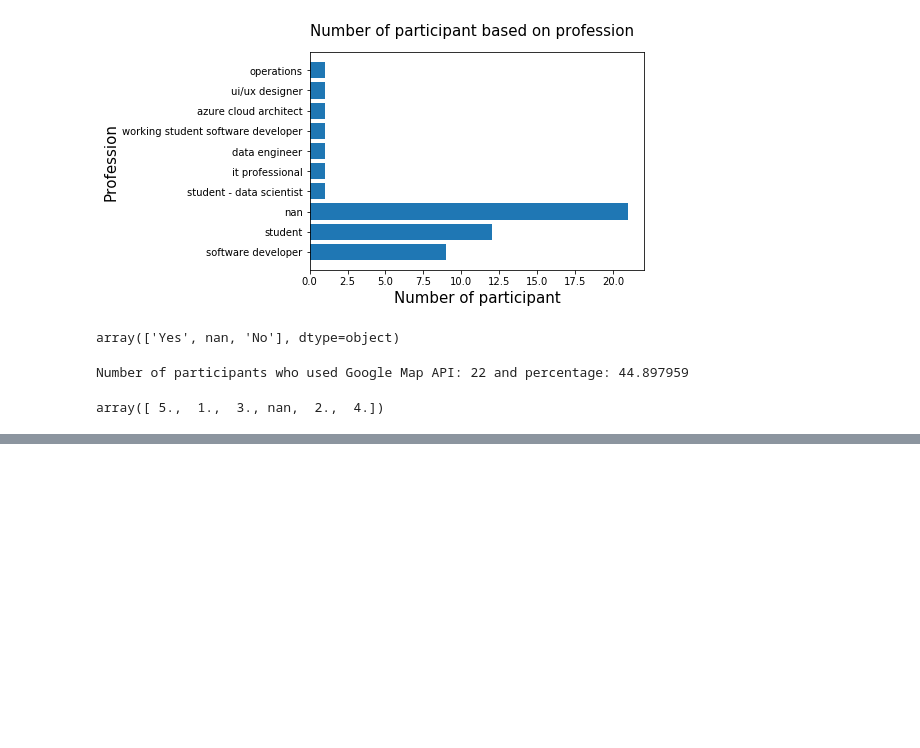
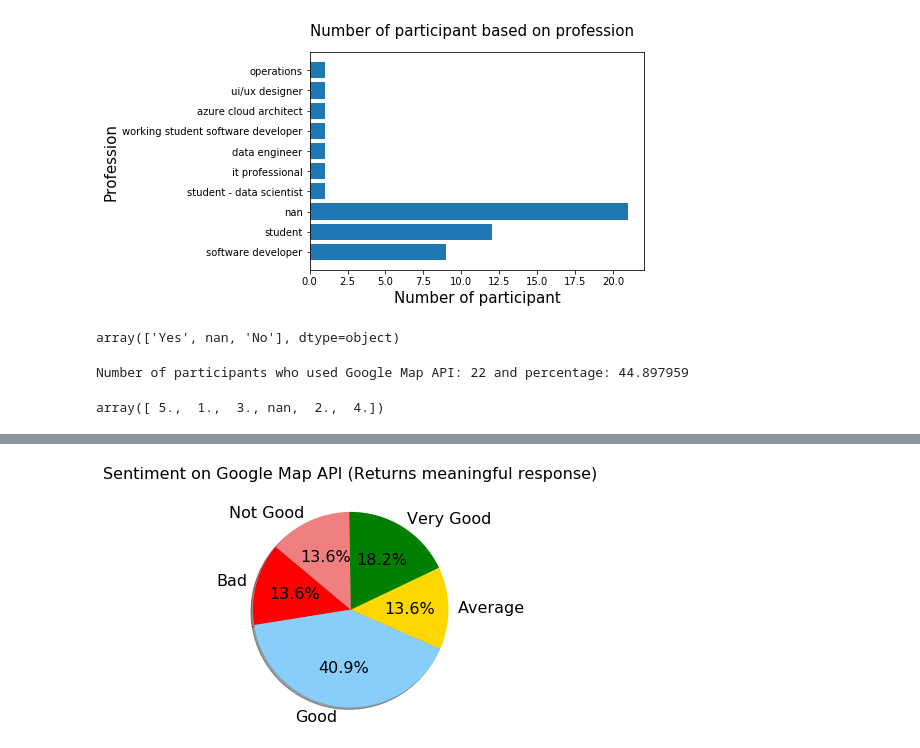
Before and after one commit to mzkaramat/DeveloperReactionToAPIChanges, a Jupyter notebook: Mainak/analyzed_survey.ipynb, the cells around one changed output, grey strips where cells are left out. Drawn from its saved outputs; the diff is of its cells as text; code cells hidden in the pictures; blank space fills up the shorter version.

```diff
--- a/Mainak/analyzed_survey.ipynb
+++ b/Mainak/analyzed_survey.ipynb
@@ -228,0 +192,6 @@ plt.show()
+# %%
+colors = ['red','lightskyblue', 'gold', 'green', 'lightcoral']
+title='Sentiment on Google Map API (Returns meaningful response)'
+response_g_map_api_stat=map_plot_ratings(10,colors,title)
+# %% [output]
+[figure, added]
```
Also changed, not shown: parts of 15 cells of this notebook, 5 other files.
